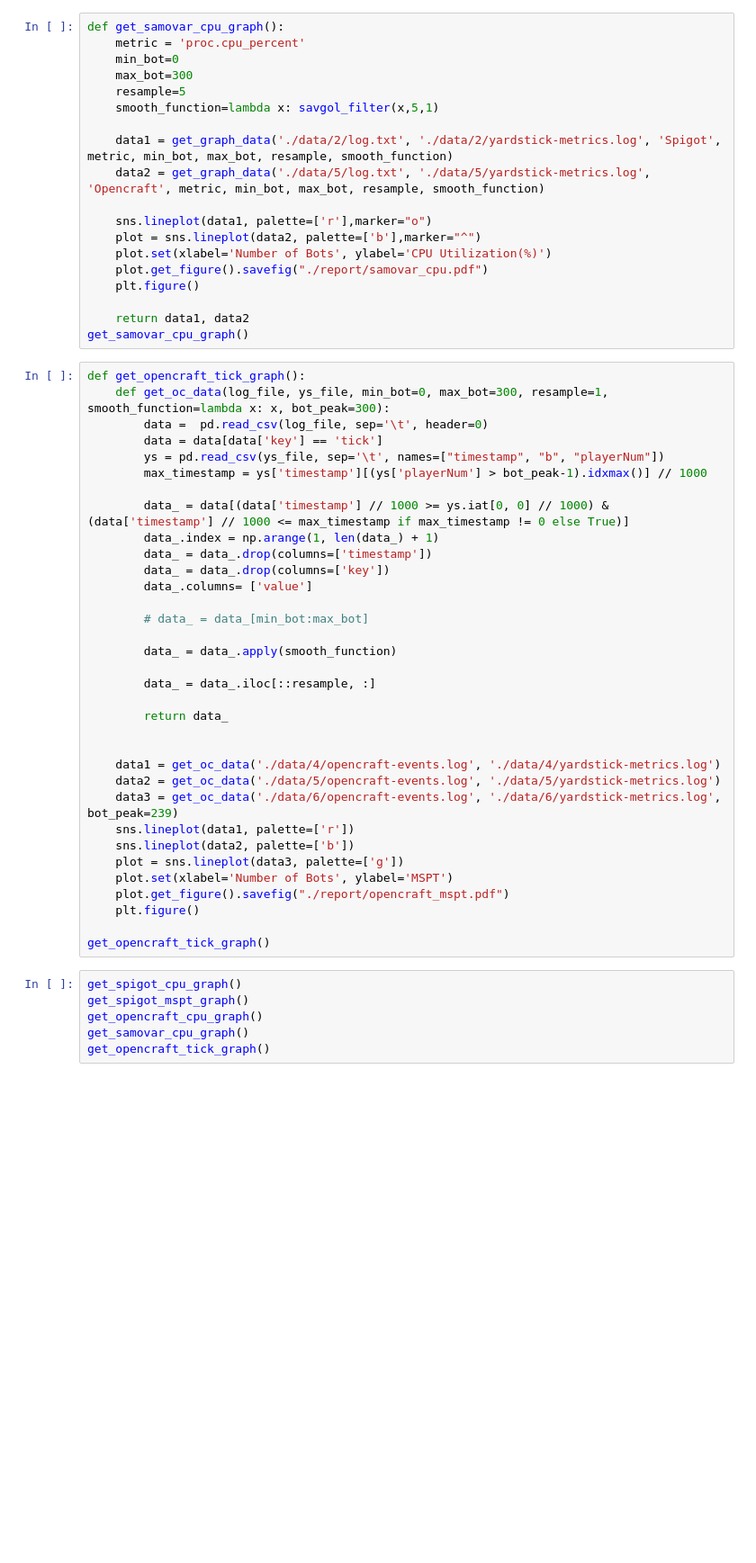
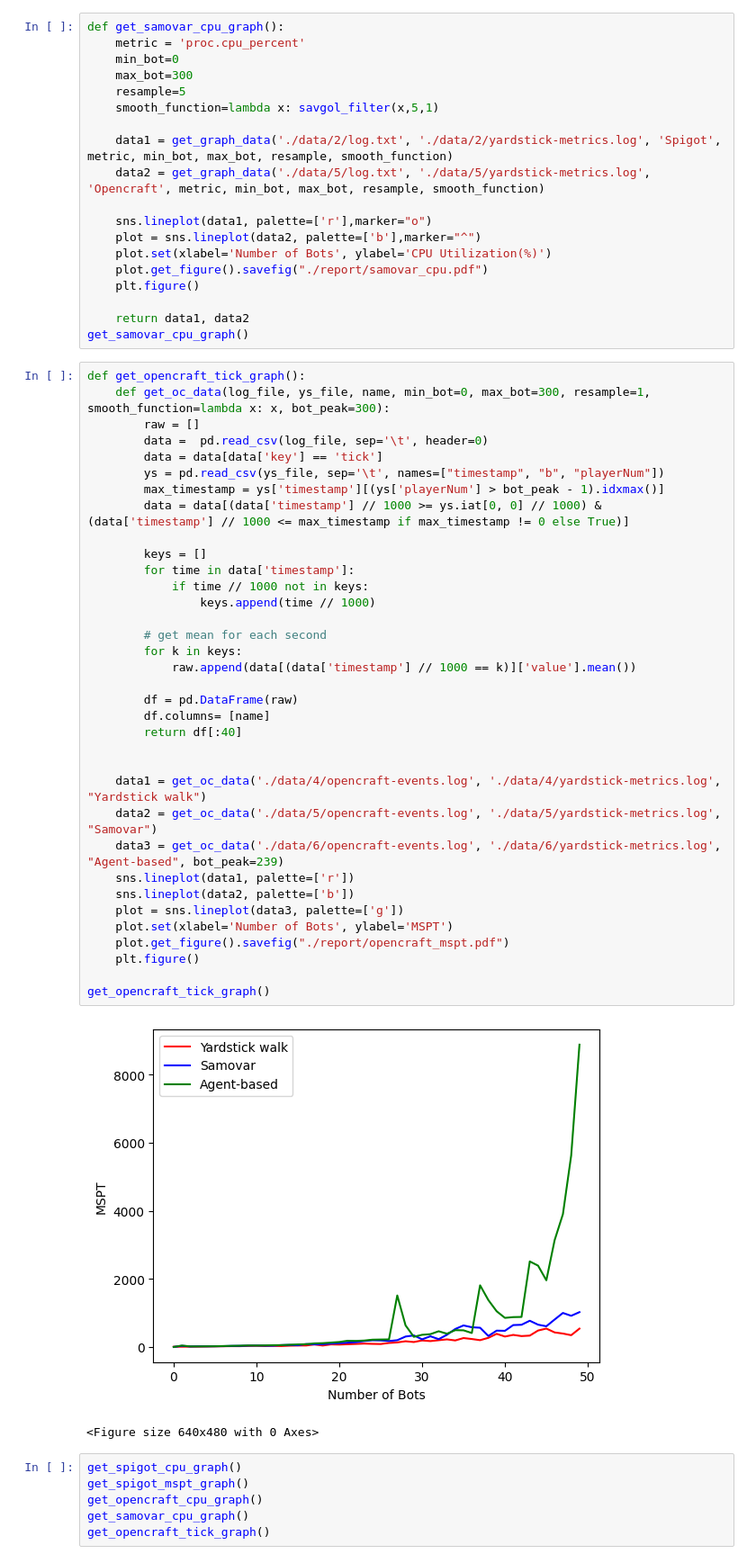
Before and after one commit to ShaojieH/yardstick-runner, a Jupyter notebook: report_graph.ipynb, the cells around one changed output. Shown at 90% size. Drawn from its saved outputs; the diff is of its cells as text; blank space fills up the shorter version.

Commit message:
make better opencraft mspt plot

```diff
--- a/report_graph.ipynb
+++ b/report_graph.ipynb
@@ -108,38 +128,42 @@ def get_samovar_cpu_graph():
 get_samovar_cpu_graph()
 # %%
 def get_opencraft_tick_graph():
-    def get_oc_data(log_file, ys_file, min_bot=0, max_bot=300, resample=1, smooth_function=lambda x: x, bot_peak=300):
+    def get_oc_data(log_file, ys_file, name, min_bot=0, max_bot=300, resample=1, smooth_function=lambda x: x, bot_peak=300):
+        raw = []
         data =  pd.read_csv(log_file, sep='\t', header=0)
         data = data[data['key'] == 'tick']
         ys = pd.read_csv(ys_file, sep='\t', names=["timestamp", "b", "playerNum"])
-        max_timestamp = ys['timestamp'][(ys['playerNum'] > bot_peak-1).idxmax()] // 1000
+        max_timestamp = ys['timestamp'][(ys['playerNum'] > bot_peak - 1).idxmax()]
+        data = data[(data['timestamp'] // 1000 >= ys.iat[0, 0] // 1000) & (data['timestamp'] // 1000 <= max_timestamp if max_timestamp != 0 else True)]
 
-        data_ = data[(data['timestamp'] // 1000 >= ys.iat[0, 0] // 1000) & (data['timestamp'] // 1000 <= max_timestamp if max_timestamp != 0 else True)]
-        data_.index = np.arange(1, len(data_) + 1)
-        data_ = data_.drop(columns=['timestamp'])
-        data_ = data_.drop(columns=['key'])
-        data_.columns= ['value']
+        keys = []
+        for time in data['timestamp']:
+            if time // 1000 not in keys:
+                keys.append(time // 1000)
 
-        # data_ = data_[min_bot:max_bot]
+        # get mean for each second
+        for k in keys:
+            raw.append(data[(data['timestamp'] // 1000 == k)]['value'].mean())
 
-        data_ = data_.apply(smooth_function)
-
-        data_ = data_.iloc[::resample, :]
-
-        return data_
+        df = pd.DataFrame(raw)
+        df.columns= [name]
+        return df[:40]
 
 
-    data1 = get_oc_data('./data/4/opencraft-events.log', './data/4/yardstick-metrics.log')
-    data2 = get_oc_data('./data/5/opencraft-events.log', './data/5/yardstick-metrics.log')
-    data3 = get_oc_data('./data/6/opencraft-events.log', './data/6/yardstick-metrics.log', bot_peak=239)
+    data1 = get_oc_data('./data/4/opencraft-events.log', './data/4/yardstick-metrics.log', "Yardstick walk")
+    data2 = get_oc_data('./data/5/opencraft-events.log', './data/5/yardstick-metrics.log', "Samovar")
+    data3 = get_oc_data('./data/6/opencraft-events.log', './data/6/yardstick-metrics.log', "Agent-based", bot_peak=239)
     sns.lineplot(data1, palette=['r'])
     sns.lineplot(data2, palette=['b'])
     plot = sns.lineplot(data3, palette=['g'])
     plot.set(xlabel='Number of Bots', ylabel='MSPT')
     plot.get_figure().savefig("./report/opencraft_mspt.pdf")
     plt.figure()
 
 get_opencraft_tick_graph()
+# %% [output]
+[figure, added]
+<Figure size 640x480 with 0 Axes>
 # %%
 get_spigot_cpu_graph()
 get_spigot_mspt_graph()
```
Also changed, not shown: parts of 2 cells of this notebook.
